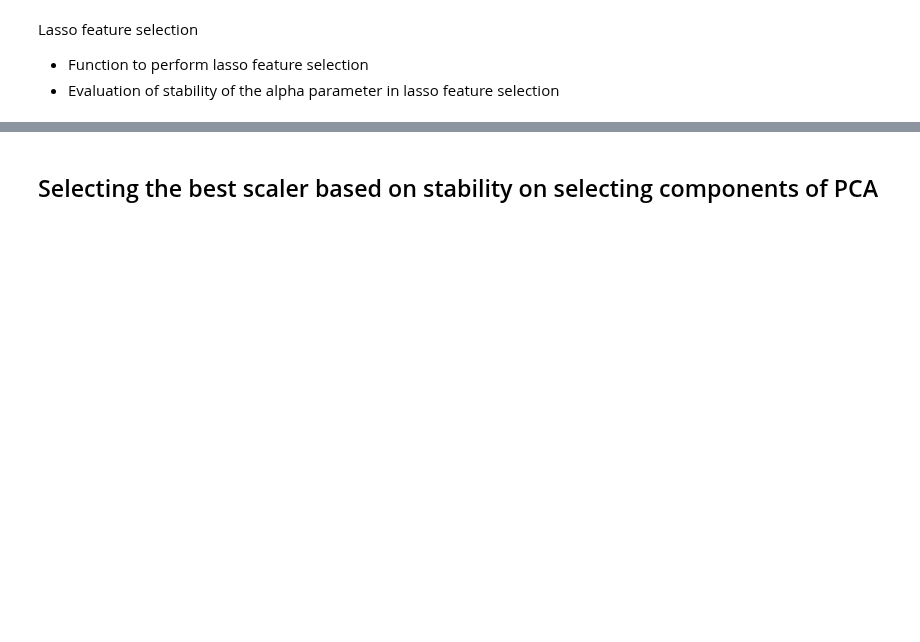
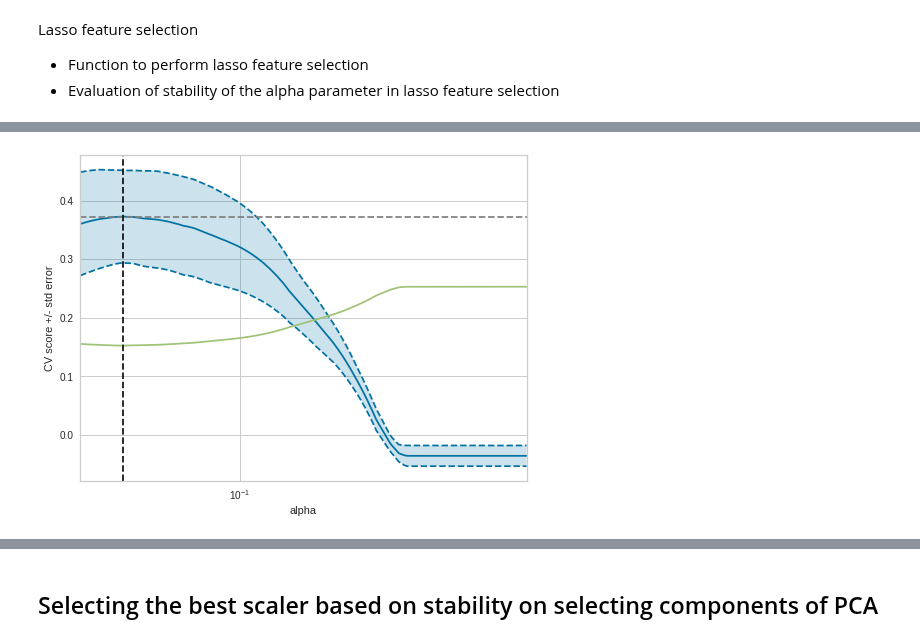
Before and after one commit to maritverboom/TM10007_PROJECT, a Jupyter notebook: assignment.ipynb, the cells around one changed output, grey strips where cells are left out. Cells and saved outputs as stored; diff of their text form; code cells hidden in the pictures; blank space fills up the shorter version.

```diff
--- a/assignment.ipynb
+++ b/assignment.ipynb
@@ -478,26 +478,29 @@ Lasso feature selection
 - Function to perform lasso feature selection
 - Evaluation of stability of the alpha parameter in lasso feature selection
 # %%
-# Function to apply PCA to data_train and data_test
+# Function to apply lasso feature selection to data_train and data_test
 def lasso_func(n_alphas, lasso, data_train, stage_train, data_test):
     """
     Function to perform L1 feature selection
+    input:
+    - n_alphas: the number of alphas which will be evaluated for optimization of the alpha
+    - lasso: linear model tained with L1 prior as regularizer: the lasso
+    - data_train: train data that should be transformed by PCA, which will be trained on this train data
+    - stage_train: the labels of the train data
+    - data-test: test data that should be transformed by PCA
+    output:
+    - data_train_l1: transformed train dataset by PCA trained on train data
+    - data_test_l1: transformed test dataset by PCA trained on train data
+    - n_selected: the number of features selected after applying the lasso feature selection method
+    - alpha_best: the best alpha selected by hyperparameter optimization
+    - plt: a plot showing the alphas and scores
     """
     # Determine optimal alpha
     alphas = np.logspace(-1.5, -0.1, n_alphas)
     hyperparameters_l1 = [{'alpha': alphas}]
     n_folds = 5
     clf = GridSearchCV(lasso, hyperparameters_l1, cv=n_folds, refit=False)
-    model_l1 = LassoCV(alphas = alphas)
-    alpha_best = model.alpha_
-
-    # Training Lasso on train data
-    selector_l1 = SelectFromModel(estimator=Lasso(alpha=alpha_best, random_state = 42))
-    selector_l1.fit(data_train, stage_train)
-
-    # Transform data_train and data_set by applying the selector
-    data_train_l1 = selector_l1.transform(data_train)
-    data_test_l1 = selector_l1.transform(data_test)
+    clf.fit(data_train, stage_train)
 
     # Scores
     scores = clf.cv_results_['mean_test_score']
@@ -515,41 +518,62 @@ def lasso_func(n_alphas, lasso, data_train, stage_train, data_test):
     plt.xlabel('alpha')
     plt.axhline(np.max(scores), linestyle='--', color='.5')
     plt.xlim([alphas[0], alphas[-1]])
+
+    # Instantiate the linear model and visualizer
+    model_l1 = LassoCV(alphas = alphas)
+    visualizer = AlphaSelection(model_l1)
+    visualizer.fit(data_train, stage_train)
+    alpha_best = model_l1.alpha_
+
+    # Training Lasso on train data
+    selector_l1 = SelectFromModel(estimator=Lasso(alpha=alpha_best, random_state = 42))
+    selector_l1.fit(data_train, stage_train)
+
+    # Transform data_train and data_set by applying the selector
+    data_train_l1 = selector_l1.transform(data_train)
+    data_test_l1 = selector_l1.transform(data_test)
     n_selected = data_train_l1.shape[1]
-
 
     # Return transformed data_train and data_test and a plot
     return data_train_l1, data_test_l1, n_selected, alpha_best, plt
 
-
-
+# Apply lasso feature selection function to data_train and data_test in order to evaluate different feature selection methods and classifiers.
 lasso = Lasso(max_iter=10000)
 n_alphas = 200
-# tuned_parameters = [{'alpha': alphas}]
-# n_folds = 5
-# clf = GridSearchCV(lasso, tuned_parameters, cv=n_folds, refit=False)
-# clf.fit(data_train_scaled, stage_train)
+data_train_l1, data_test_l1, n_selected, alpha_best, plt = lasso_func(n_alphas, lasso, data_train_scaled, stage_train, data_test)
+n_original = data_train_scaled.shape[1]
 
-data_train_l1, data_test_l1, n_selected, alpha_best, plt = lasso_func(n_alphas, lasso, data_train, stage_train, data_test)
+# Evaluation of the stability of the alpha of lasso as feature selection method on dataset
+chosen_as_best_alpha = []
+selected_number_of_features = []
+for _ in range(10):
 
-print(f'The optimal alpha = {alpha_best}')
-# n_original = data_train_scaled.shape[1]
-print(f'\nSelected {n_selected} from {n_original} features.')
+    # Splitting the data in train- and testpart with a portion of 'test_size' testing data (20%)
+    data_train, data_test = model_selection.train_test_split(data, test_size=0.20, stratify=data['label'])
 
-# Instantiate the linear model and visualizer
-# model = LassoCV(alphas=alphas)
-# visualizer = AlphaSelection(model)
-# visualizer.fit(data_train_scaled, stage_train)
-#visualizer.show()
+    stage_train = data_train['label']
+    stage_test = data_test['label']
 
-# alpha_best = model.alpha_
-# print(f'The optimal alpha = {alpha_best}')
+    data_train = data_train.drop(columns='label')
+    data_test = data_test.drop(columns='label')
 
+    stage_train = preprocessing.label_binarize(stage_train, ['T12', 'T34'])
+    stage_train = [i[0] for i in stage_train]
+    stage_test = preprocessing.label_binarize(stage_test, ['T12', 'T34'])
+    stage_test = [i[0] for i in stage_test]
 
+    data_train, data_test = data_cleaning(data_train, data_test)
+    data_train_scaled_standard, data_test_scaled_standard = data_scaling(data_train, data_test)
 
-# selector = SelectFromModel(estimator=Lasso(alpha=alpha_best, random_state = 42))
-# selector.fit(data_train_scaled, stage_train)
-# n_original = data_train_scaled.shape[1]
-# data_train_l1 = selector.transform(data_train_scaled)
-# data_test_l1 = selector.transform(data_test_scaled)
+    data_train_l1, data_test_l1, n_selected, alpha_best, plt = lasso_func(n_alphas, lasso, data_train_scaled_standard, stage_train, data_test_scaled_standard)
+    chosen_as_best_alpha.append(alpha_best)
+    selected_number_of_features.append(n_selected)
+
+print(f'Chosen value as best alpha each run: {chosen_as_best_alpha}')
+print(f'The mean value for the best alpha is: {mean(chosen_as_best_alpha)} with standard deviation {stdev(chosen_as_best_alpha)}')
+
+print(f'\nNumber of features selected each: {selected_number_of_features}')
+print(f'The mean number of features selected is: {mean(selected_number_of_features)} with standard deviation {stdev(selected_number_of_features)}')
+
+print(f'\nConclusion: the chosen value as best alpha and the number of features selected selected each run are different each run with for both standard deviations that were relatively high according to our opinion, which means the lasso feature selection method is unstable on our data and will therefore not be further processed and trained.')
 # %% [output]
@@ -556,0 +587 @@ AttributeError: ignored
+[figure, added]
```
Also changed, not shown: parts of 9 cells of this notebook.
